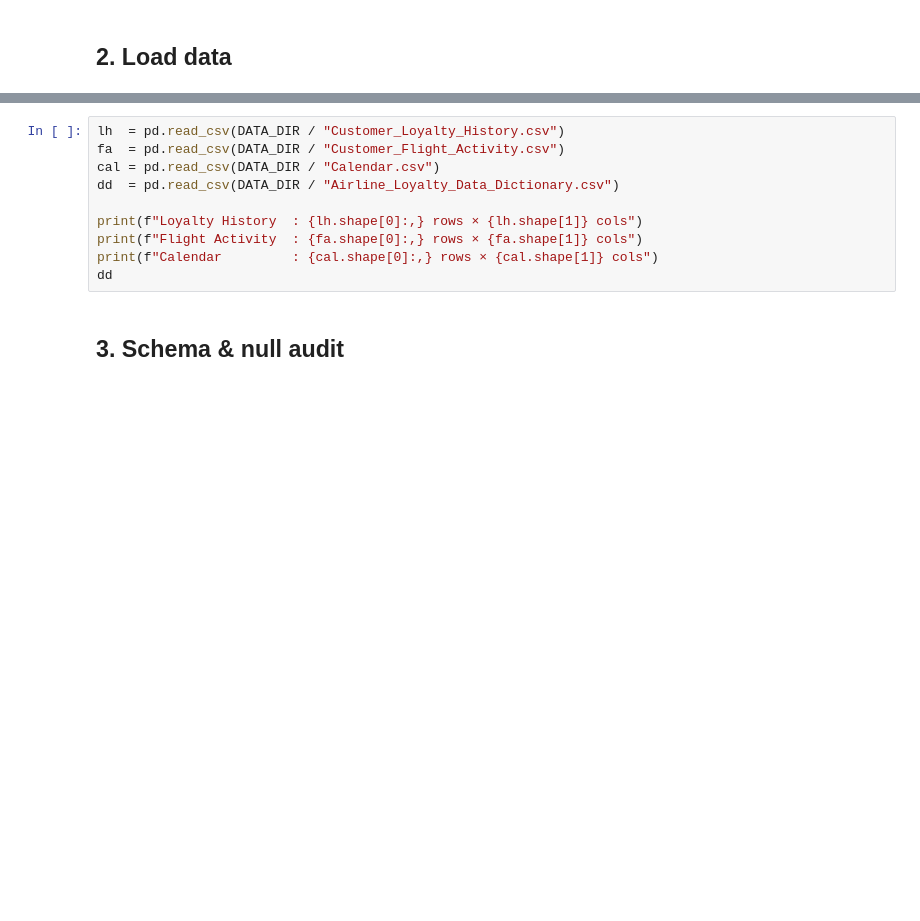
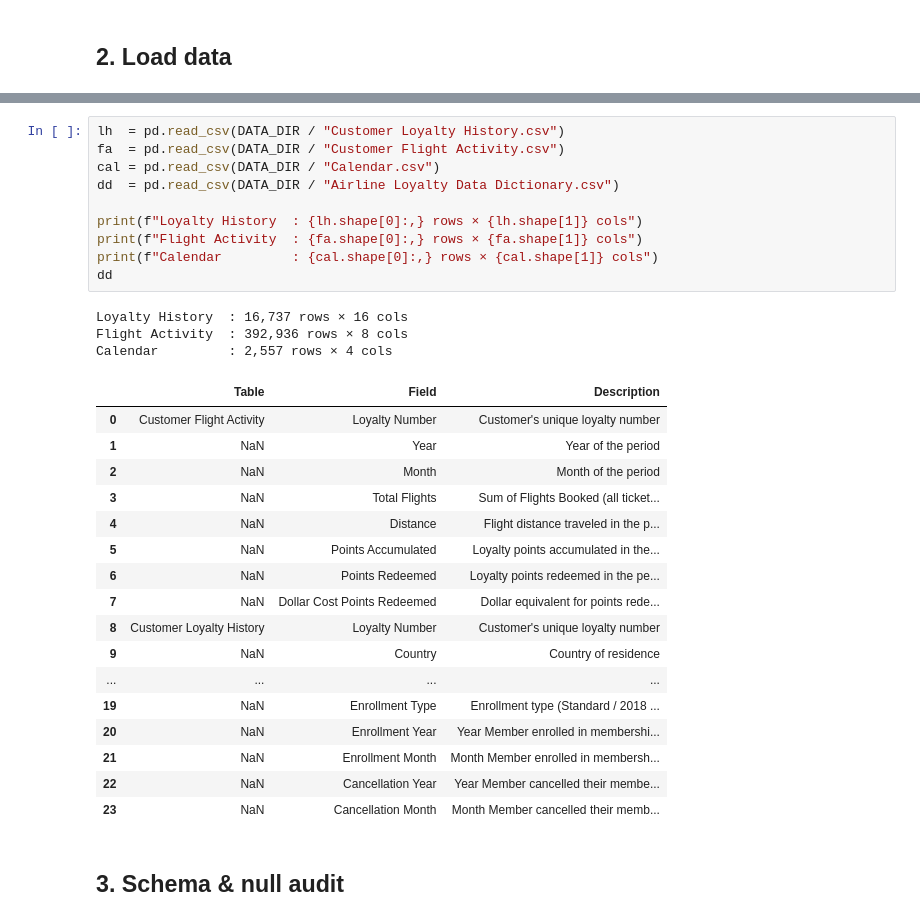
Before and after one commit to MadhurGupta788/airline-loyalty-intelligence, a Jupyter notebook: notebooks/01_eda.ipynb, the cells around one changed output, grey strips where cells are left out. Drawn from its saved outputs; the diff is of its cells as text; blank space fills up the shorter version.

```diff
--- a/notebooks/01_eda.ipynb
+++ b/notebooks/01_eda.ipynb
@@ -28,13 +36,34 @@ print("Libraries loaded.")
 # %%
-lh  = pd.read_csv(DATA_DIR / "Customer_Loyalty_History.csv")
-fa  = pd.read_csv(DATA_DIR / "Customer_Flight_Activity.csv")
+lh  = pd.read_csv(DATA_DIR / "Customer Loyalty History.csv")
+fa  = pd.read_csv(DATA_DIR / "Customer Flight Activity.csv")
 cal = pd.read_csv(DATA_DIR / "Calendar.csv")
-dd  = pd.read_csv(DATA_DIR / "Airline_Loyalty_Data_Dictionary.csv")
+dd  = pd.read_csv(DATA_DIR / "Airline Loyalty Data Dictionary.csv")
 
 print(f"Loyalty History  : {lh.shape[0]:,} rows × {lh.shape[1]} cols")
 print(f"Flight Activity  : {fa.shape[0]:,} rows × {fa.shape[1]} cols")
 print(f"Calendar         : {cal.shape[0]:,} rows × {cal.shape[1]} cols")
 dd
+# %% [output]
+Loyalty History  : 16,737 rows × 16 cols
+Flight Activity  : 392,936 rows × 8 cols
+Calendar         : 2,557 rows × 4 cols
+|  | Table | Field | Description |
+| 0 | Customer Flight Activity | Loyalty Number | Customer's unique loyalty number |
+| 1 | NaN | Year | Year of the period |
+| 2 | NaN | Month | Month of the period |
+| 3 | NaN | Total Flights | Sum of Flights Booked (all ticket... |
+| 4 | NaN | Distance | Flight distance traveled in the p... |
+| 5 | NaN | Points Accumulated | Loyalty points accumulated in the... |
+| 6 | NaN | Points Redeemed | Loyalty points redeemed in the pe... |
+| 7 | NaN | Dollar Cost Points Redeemed | Dollar equivalent for points rede... |
+| 8 | Customer Loyalty History | Loyalty Number | Customer's unique loyalty number |
+| 9 | NaN | Country | Country of residence |
+| ... | ... | ... | ... |
+| 19 | NaN | Enrollment Type | Enrollment type (Standard / 2018 ... |
+| 20 | NaN | Enrollment Year | Year Member enrolled in membershi... |
+| 21 | NaN | Enrollment Month | Month Member enrolled in membersh... |
+| 22 | NaN | Cancellation Year | Year Member cancelled their membe... |
+| 23 | NaN | Cancellation Month | Month Member cancelled their memb... |
 # %% [markdown]
 ## 3. Schema & null audit
 # %%
```
Also changed, not shown: parts of 11 cells of this notebook, 7 other files.
